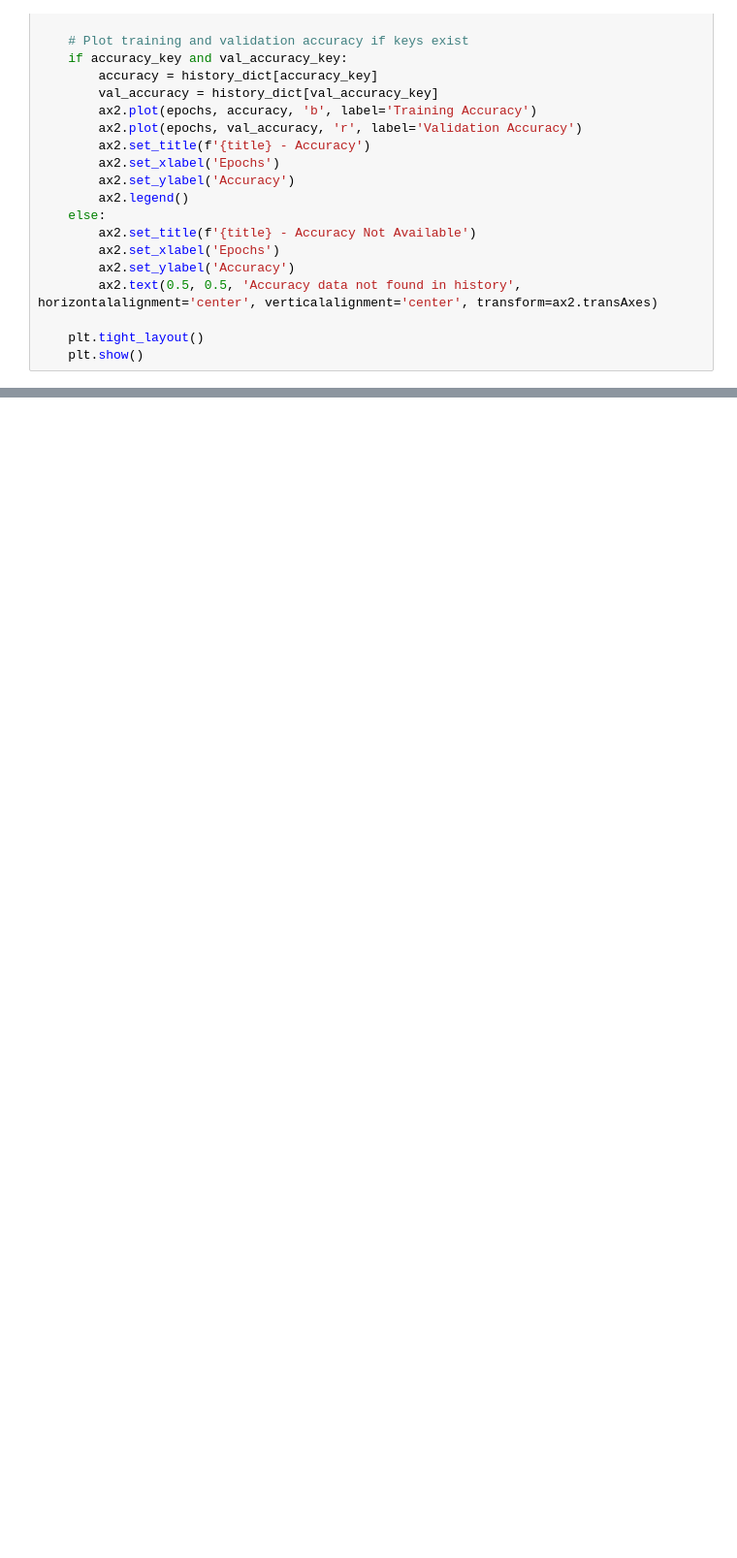
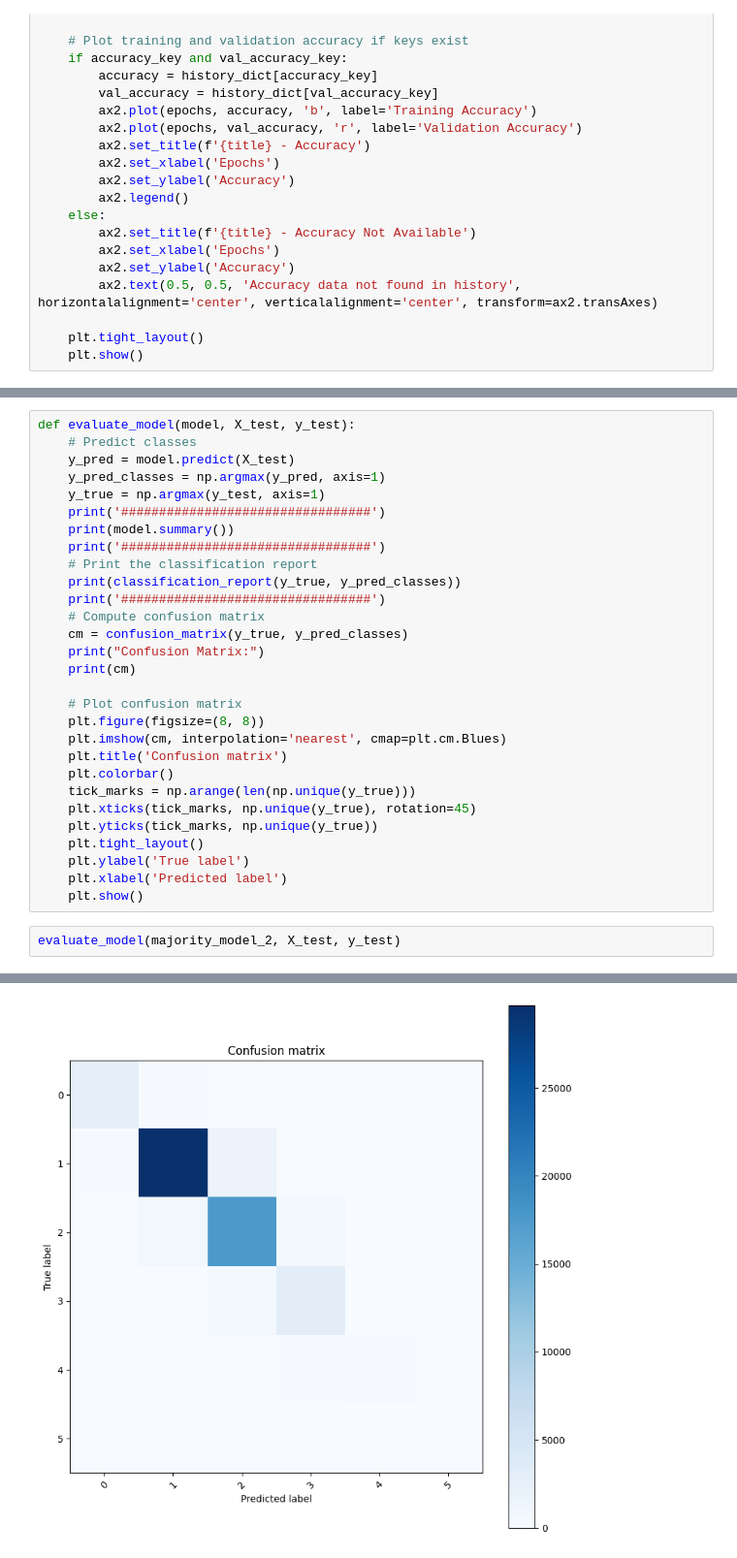
Before and after one commit to wilhelm-lab/dlomix, a Jupyter notebook: model_dev.ipynb, the cells around one changed output, grey strips where cells are left out. Shown: that part at 97% size. Saved outputs shown, nothing was run; the diff lists cells and outputs as text; blank space fills up the shorter version.

```diff
--- a/model_dev.ipynb
+++ b/model_dev.ipynb
@@ -220,0 +297,32 @@ plot_learning_curves(history_4, title='Majority Model')
+# %%
+def evaluate_model(model, X_test, y_test):
+    # Predict classes
+    y_pred = model.predict(X_test)
+    y_pred_classes = np.argmax(y_pred, axis=1)
+    y_true = np.argmax(y_test, axis=1)
+    print('#################################')
+    print(model.summary())
+    print('#################################')
+    # Print the classification report
+    print(classification_report(y_true, y_pred_classes))
+    print('#################################')
+    # Compute confusion matrix
+    cm = confusion_matrix(y_true, y_pred_classes)
+    print("Confusion Matrix:")
+    print(cm)
+
+    # Plot confusion matrix
+    plt.figure(figsize=(8, 8))
+    plt.imshow(cm, interpolation='nearest', cmap=plt.cm.Blues)
+    plt.title('Confusion matrix')
+    plt.colorbar()
+    tick_marks = np.arange(len(np.unique(y_true)))
+    plt.xticks(tick_marks, np.unique(y_true), rotation=45)
+    plt.yticks(tick_marks, np.unique(y_true))
+    plt.tight_layout()
+    plt.ylabel('True label')
+    plt.xlabel('Predicted label')
+    plt.show()
+# %%
+evaluate_model(majority_model_2, X_test, y_test)
+# %% [output]
@@ -220,0 +346 @@ plot_learning_curves(history_4, title='Majority Model')
+[figure, added]
```
Also changed, not shown: parts of 36 cells of this notebook, 2 other files.
